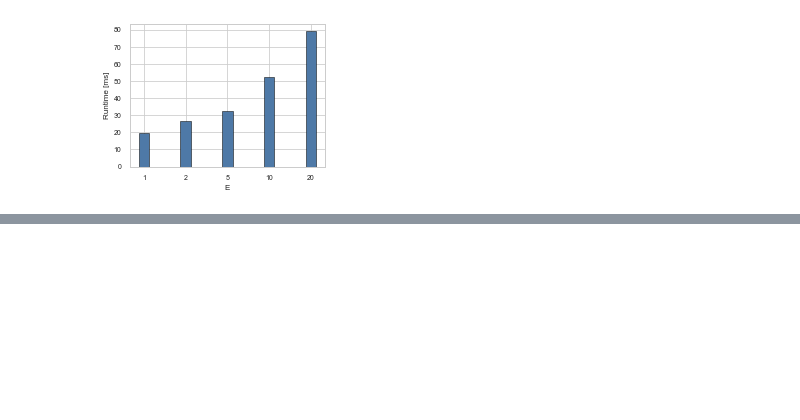
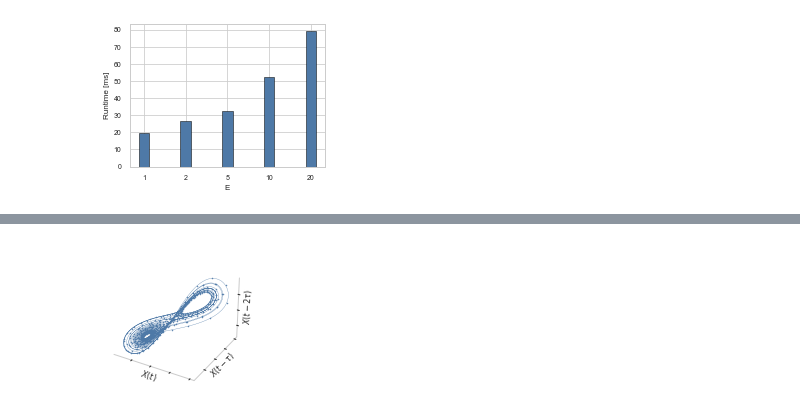
Before and after one commit to keichi/kEDM-paper, a Jupyter notebook: data/plot.ipynb, the cells around one changed output, grey strips where cells are left out. Cells and saved outputs as stored; diff of their text form; code cells hidden in the pictures; blank space fills up the shorter version.

```diff
--- a/data/plot.ipynb
+++ b/data/plot.ipynb
@@ -146,0 +234,26 @@ fig.savefig("../figs/runtime_lookup_v100.pdf", bbox_inches="tight", pad_inches=0
+# %%
+fig = plt.figure()
+ax = fig.gca(projection="3d")
+
+tau = 5
+ax.plot(xyz[:-2*tau:5, 0], xyz[tau:-tau:5, 0], xyz[2*tau::5, 0], linestyle="none", marker="o", ms=0.5, color="C0")
+ax.plot(xyz[:-2*tau, 0], xyz[tau:-tau, 0], xyz[2*tau:, 0], linewidth=0.3, color="C0")
+
+ax.set_xlabel(r"$X(t)$", labelpad=-15)
+ax.set_ylabel(r"$X(t-\tau)$", labelpad=-15)
+ax.set_zlabel(r"$X(t-2\tau)$", labelpad=-15)
+ax.xaxis.set_ticklabels([])
+ax.yaxis.set_ticklabels([])
+ax.zaxis.set_ticklabels([])
+
+ax.xaxis.set_pane_color((1.0, 1.0, 1.0, 0.0))
+ax.yaxis.set_pane_color((1.0, 1.0, 1.0, 0.0))
+ax.zaxis.set_pane_color((1.0, 1.0, 1.0, 0.0))
+ax.xaxis._axinfo["grid"]["color"] = (1.0, 1.0, 1.0, 0.0)
+ax.yaxis._axinfo["grid"]["color"] = (1.0, 1.0, 1.0, 0.0)
+ax.zaxis._axinfo["grid"]["color"] = (1.0, 1.0, 1.0, 0.0)
+
+plt.show()
+fig.savefig("../figs/lorenz_xembedding_nogrid.pdf", bbox_inches="tight", pad_inches=0)
+# %% [output]
+[figure, added]
```
Also changed, not shown: parts of 5 cells of this notebook, 11 other files.
